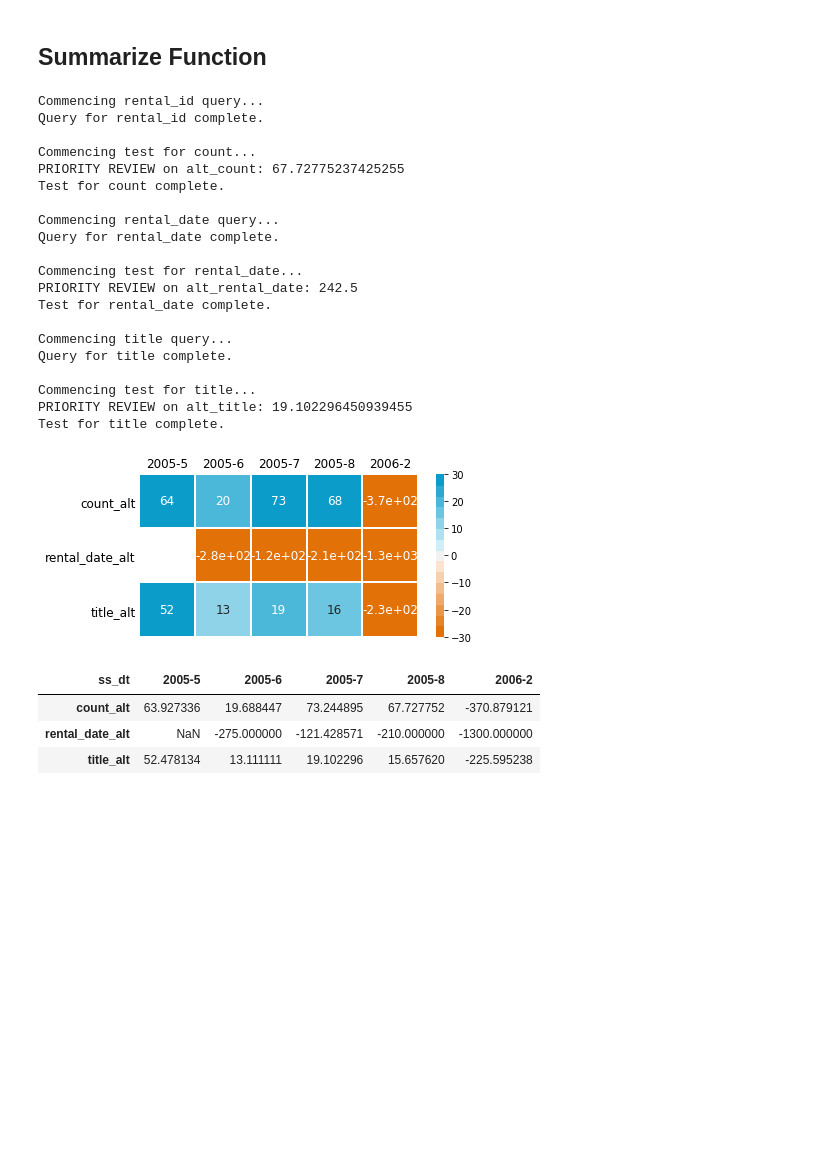
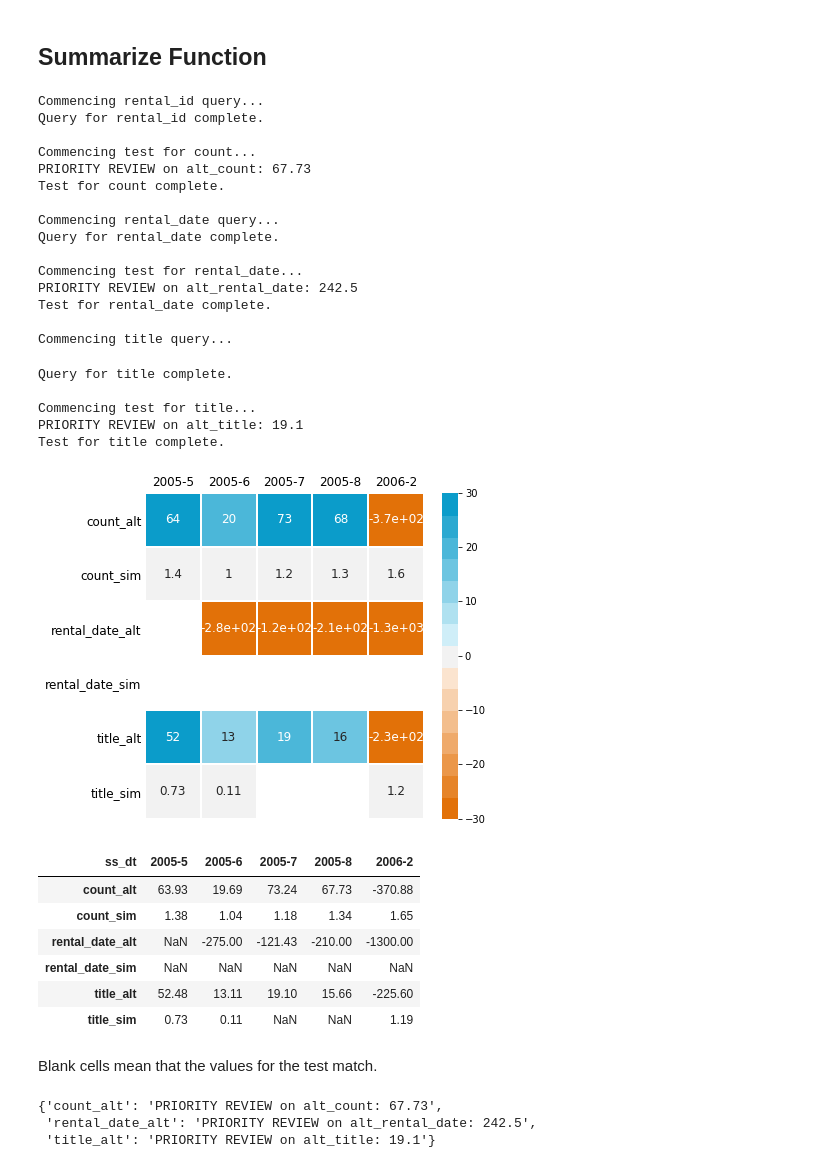
Before and after one commit to rebeccaebarnes/sql_analysis, a Jupyter notebook: sql_analysis_development.ipynb, the cells around one changed output. Saved outputs shown, nothing was run; the diff lists cells and outputs as text; code cells hidden in the pictures; blank space fills up the shorter version.

Commit message:
TST: Test multiple table functionality

```diff
--- a/sql_analysis_development.ipynb
+++ b/sql_analysis_development.ipynb
@@ -219,9 +259,9 @@ import matplotlib.pyplot as plt
 # %%
 # Specify table fields - "target" table is first
-comparison_fields = ('rental_id','rental_id')
-groupby_fields = ('ss_dt', 'ss_date')
-table_names = ('rental_view', 'alt_rental_view')
-table_alias = ('rvw', 'alt')
+comparison_fields = ('rental_id','rental_id', 'id')
+groupby_fields = ('ss_dt', 'ss_date', 'ss_dt')
+table_names = ('rental_view', 'alt_rental_view', 'alt_sim_rental_view')
+table_alias = ('rvw', 'alt', 'sim')
 
 # Create data gatherer
 gatherer = san.SQLGatherData(comparison_fields,
@@ -234,49 +274,60 @@ gatherer = san.SQLGatherData(comparison_fields,
 # Get data for 'count' test
 count_df = gatherer.gather_data()
 
-high_distinct = [('rental_date', 'rental_date'),
-                 ('title', 'title')]
+high_distinct = [('rental_date', 'rental_date', 'rental_date'),
+                 ('title', 'title', 'movie')]
 
 tester = san.SQLUnitTest(count_df,
                          comparison_names=table_alias,
                          summary_field='ss_dt')
 
 tester.run_test()
 
 for comparison_fields in high_distinct:
     gatherer.comparison_fields = comparison_fields
     gatherer.test_type = 'high_distinct'
     df = gatherer.gather_data()
 
     tester.data = df
     tester.test_field = comparison_fields[0]
     tester.summary_field = 'ss_dt'
 
     tester.run_test()
 tester.summarize_results(save=False)
 # %% [output]
 Commencing rental_id query...
 Query for rental_id complete.
 
 Commencing test for count...
-PRIORITY REVIEW on alt_count: 67.72775237425255
+PRIORITY REVIEW on alt_count: 67.73
 Test for count complete.
 
 Commencing rental_date query...
 Query for rental_date complete.
 
 Commencing test for rental_date...
 PRIORITY REVIEW on alt_rental_date: 242.5
 Test for rental_date complete.
 
 Commencing title query...
-Query for title complete.
-
-Commencing test for title...
-PRIORITY REVIEW on alt_title: 19.102296450939455
-Test for title complete.
+Query for title complete.
+
+Commencing test for title...
+PRIORITY REVIEW on alt_title: 19.1
+Test for title complete.
-[figure, old version]
+[figure, new version]
 | ss_dt | 2005-5 | 2005-6 | 2005-7 | 2005-8 | 2006-2 |
-| count_alt | 63.927336 | 19.688447 | 73.244895 | 67.727752 | -370.879121 |
-| rental_date_alt | NaN | -275.000000 | -121.428571 | -210.000000 | -1300.000000 |
-| title_alt | 52.478134 | 13.111111 | 19.102296 | 15.657620 | -225.595238 |
+| count_alt | 63.93 | 19.69 | 73.24 | 67.73 | -370.88 |
+| count_sim | 1.38 | 1.04 | 1.18 | 1.34 | 1.65 |
+| rental_date_alt | NaN | -275.00 | -121.43 | -210.00 | -1300.00 |
+| rental_date_sim | NaN | NaN | NaN | NaN | NaN |
+| title_alt | 52.48 | 13.11 | 19.10 | 15.66 | -225.60 |
+| title_sim | 0.73 | 0.11 | NaN | NaN | 1.19 |
+# %% [markdown]
+Blank cells mean that the values for the test match.
+# %%
+tester._priority_review
+# %% [output]
+{'count_alt': 'PRIORITY REVIEW on alt_count: 67.73',
+ 'rental_date_alt': 'PRIORITY REVIEW on alt_rental_date: 242.5',
+ 'title_alt': 'PRIORITY REVIEW on alt_title: 19.1'}
```
Also changed, not shown: parts of 12 cells of this notebook.
